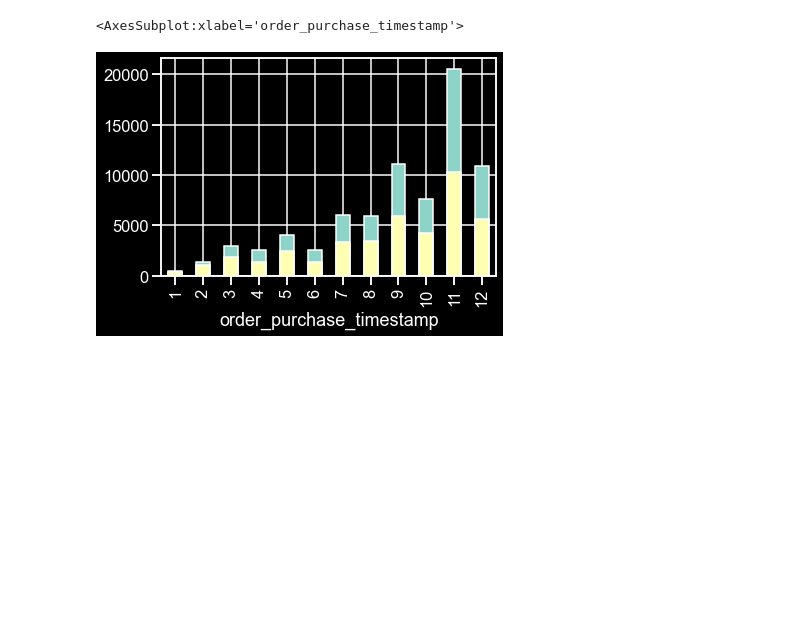
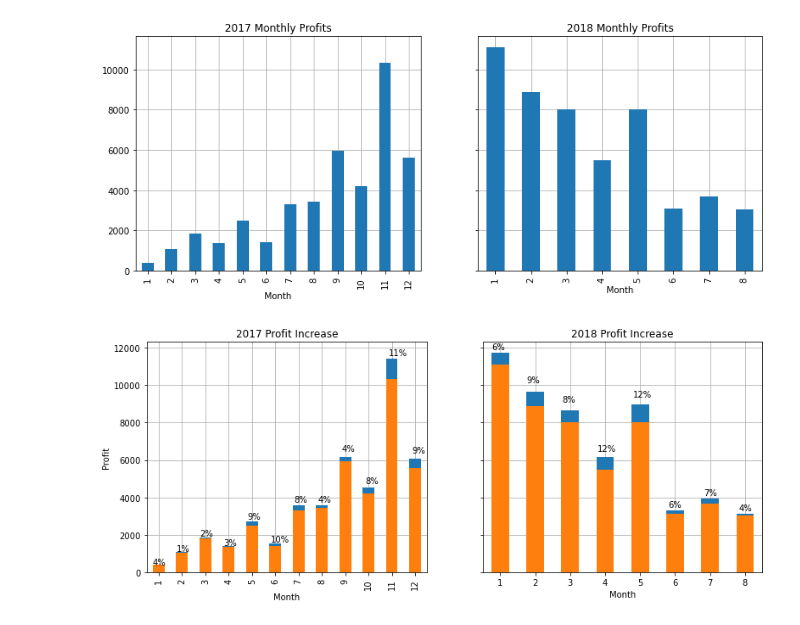
Before and after one commit to AlexMuresan/OlistRecommandations, a Jupyter notebook: profit_improvement.ipynb, the cells around one changed output. Saved outputs shown, nothing was run; the diff lists cells and outputs as text; code cells hidden in the pictures; blank space fills up the shorter version.

Commit message:
Updated profit improvement to calculate using only percentage of recommended products

```diff
--- a/profit_improvement.ipynb
+++ b/profit_improvement.ipynb
@@ -11,5 +11,5 @@ from recommender import RecommendationEngine
 from utils import *
 from operator import itemgetter
 
-sns.set(style="ticks", context="talk")
-plt.style.use("dark_background")
+# sns.set(style="ticks", context="talk")
+# plt.style.use("dark_background")
@@ -159,7 +155,61 @@ Increasing by 5292.5645033811
-# %%
-colors = plt.rcParams['axes.prop_cycle'].by_key()['color']
-axx = increased_monthly_profit_2017.plot.bar(grid=True, zorder=3, color=colors[0])
-monthly_profit_2017.plot.bar(ax = axx, grid=True, zorder=3, color=colors[1])
-# %% [output]
-<AxesSubplot:xlabel='order_purchase_timestamp'>
-[figure, removed]
+# %%
+sales_percentage = 10
+increased_monthly_profit_2017, increased_monthly_percentage_2017= get_increased_profit(monthly_profit_2017, df_2017, users_2017, id_to_idx, sales_percentage, printing=False)
+increased_monthly_profit_2018, increased_monthly_percentage_2018= get_increased_profit(monthly_profit_2018, df_2018, users_2018, id_to_idx, sales_percentage, printing=False)
+# %%
+colors = plt.rcParams['axes.prop_cycle'].by_key()['color']
+
+f, ax = plt.subplots(1, 2, sharex=False, sharey=True, figsize=(13, 5))
+
+monthly_profit_2017.plot.bar(ax = ax[0], grid=True, zorder=3)
+ax[0].set_title('2017 Monthly Profits')
+ax[0].set_xlabel('Month')
+
+
+monthly_profit_2018.plot.bar(ax = ax[1], grid=True, zorder=3)
+ax[1].set_title('2018 Monthly Profits')
+
+# f.text(0.06, 0.5, 'Profit', ha='center');
+# f.text(0.51, -0.03, 'Month', ha='center');
+ax[1].set_xlabel('Month')
+
+plt.show()
+
+f, ax = plt.subplots(1, 2, sharex=False, sharey=True, figsize=(13, 5))
+increased_monthly_profit_2017.plot.bar(ax=ax[0], grid=True, zorder=3, color=colors[0])
+
+for i, p in enumerate(ax[0].patches):
+    perc_height = p.get_height() * 1.05
+
+    if perc_height >= ax[0].get_ylim()[1]:
+        perc_height =  p.get_height() * 1.015
+
+    ax[0].annotate(f"{round(increased_monthly_percentage_2017[i+1])}%", (p.get_x() * 1.011, perc_height))
+
+monthly_profit_2017.plot.bar(ax=ax[0], grid=True, zorder=3, color=colors[1])
+
+ax[0].set_xlabel('Month')
+ax[0].set_ylabel('Profit')
+ax[0].set_title('2017 Profit Increase')
+
+increased_monthly_profit_2018.plot.bar(ax=ax[1], grid=True, zorder=3, color=colors[0])
+
+for i, p in enumerate(ax[1].patches):
+    perc_height = p.get_height() * 1.05
+
+    if perc_height >= ax[1].get_ylim()[1]:
+        perc_height =  p.get_height() * 1.015
+
+    ax[1].annotate(f"{round(increased_monthly_percentage_2018[i+1])}%", (p.get_x() * 1.011, perc_height))
+
+monthly_profit_2018.plot.bar(ax=ax[1], grid=True, zorder=3, color=colors[1])
+
+ax[1].set_xlabel('Month')
+ax[1].set_ylabel('Profit')
+ax[1].set_title('2018 Profit Increase')
+
+plt.xticks(rotation='horizontal')
+plt.show()
+# %% [output]
+[figure, added]
+[figure, added]
```
Also changed, not shown: parts of 3 cells of this notebook.
